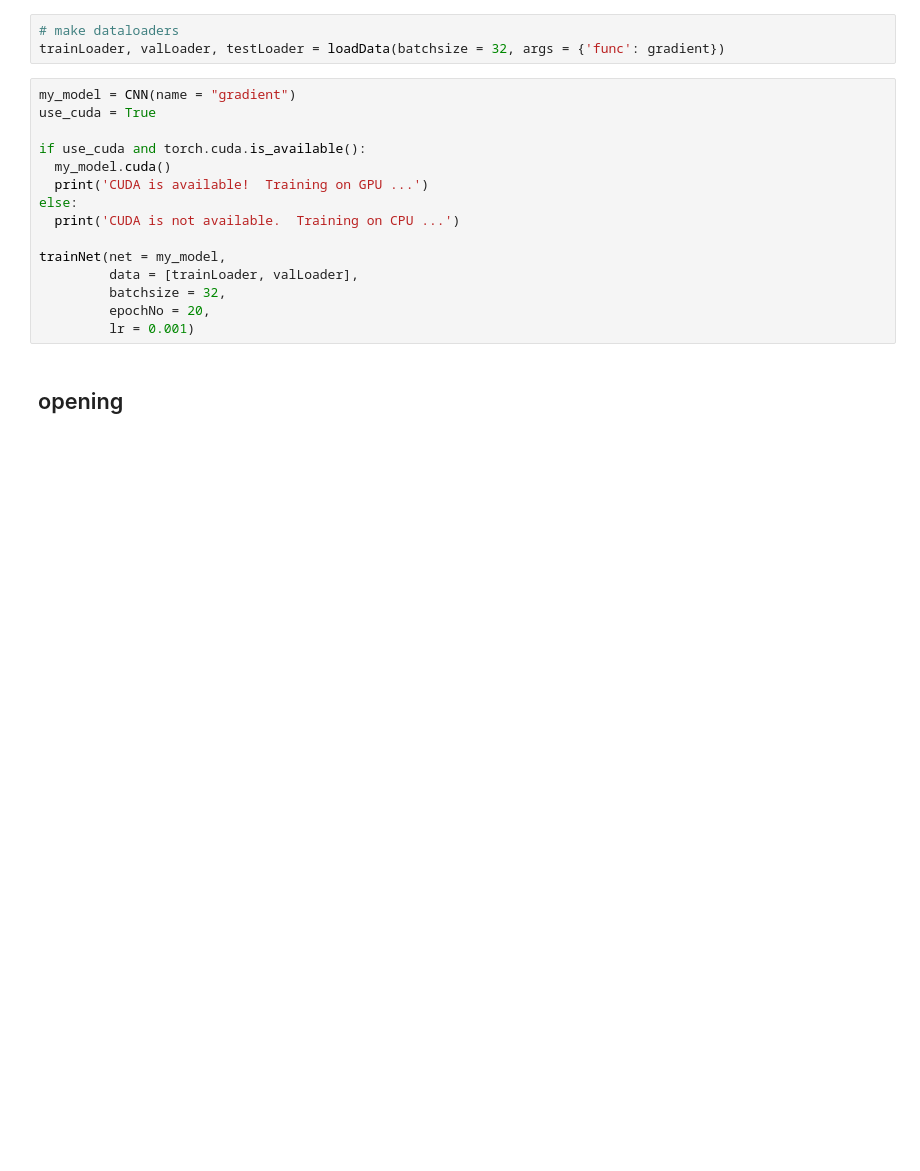
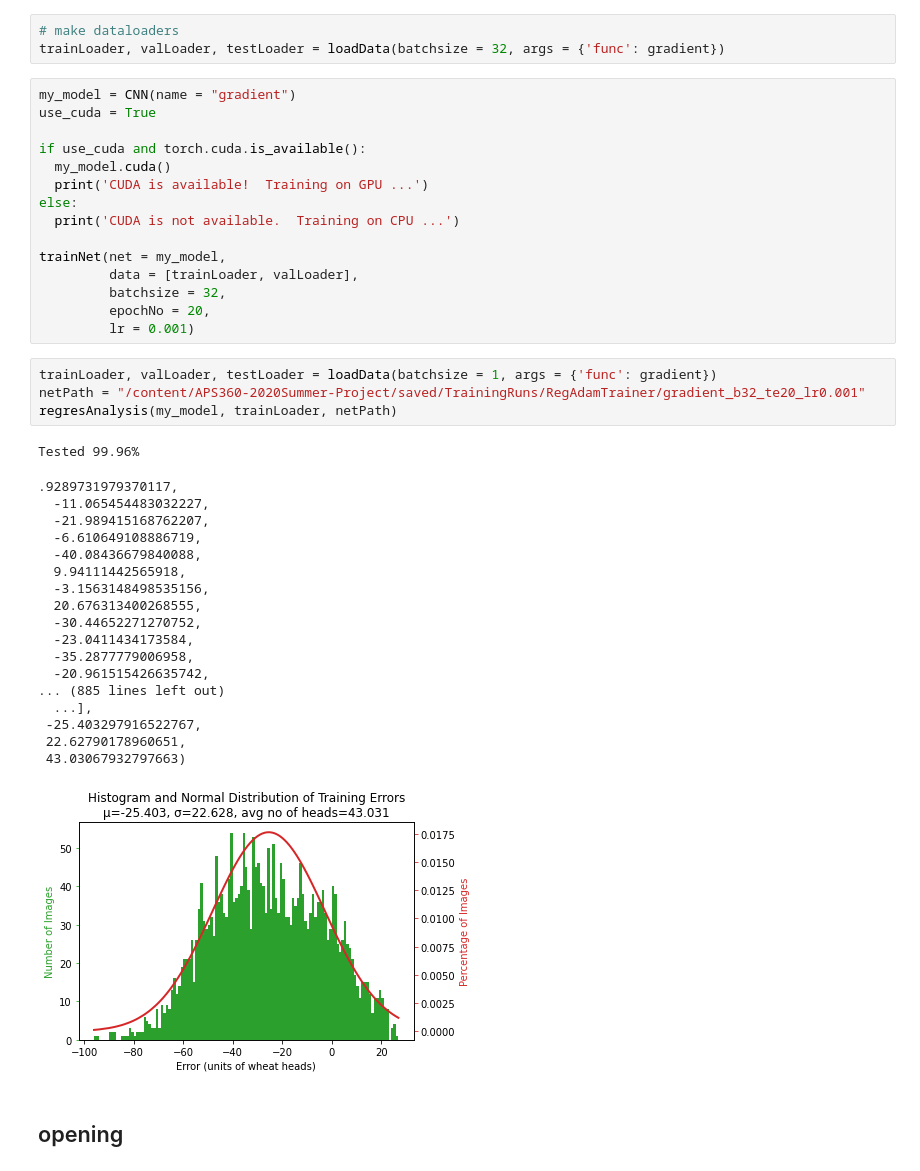
Before and after one commit to GerryChen117/2020-Summer-APS360-Project, a Jupyter notebook: model/openCVModels.ipynb, the cells around one changed output. Cells and saved outputs as stored; diff of their text form; blank space fills up the shorter version.

```diff
--- a/model/openCVModels.ipynb
+++ b/model/openCVModels.ipynb
@@ -120,6 +195,30 @@ trainNet(net = my_model,
          batchsize = 32,
          epochNo = 20,
          lr = 0.001)
+# %%
+trainLoader, valLoader, testLoader = loadData(batchsize = 1, args = {'func': gradient})
+netPath = "/content/APS360-2020Summer-Project/saved/TrainingRuns/RegAdamTrainer/gradient_b32_te20_lr0.001"
+regresAnalysis(my_model, trainLoader, netPath)
+# %% [output]
+Tested 99.96%
+.9289731979370117,
+  -11.065454483032227,
+  -21.989415168762207,
+  -6.610649108886719,
+  -40.08436679840088,
+  9.94111442565918,
+  -3.1563148498535156,
+  20.676313400268555,
+  -30.44652271270752,
+  -23.0411434173584,
+  -35.2877779006958,
+  -20.961515426635742,
+... (885 lines left out)
+  ...],
+ -25.403297916522767,
+ 22.62790178960651,
+ 43.03067932797663)
+[figure, added]
 # %% [markdown]
 ## opening
 # %%
```
Also changed, not shown: parts of 18 cells of this notebook, 52 other files.
